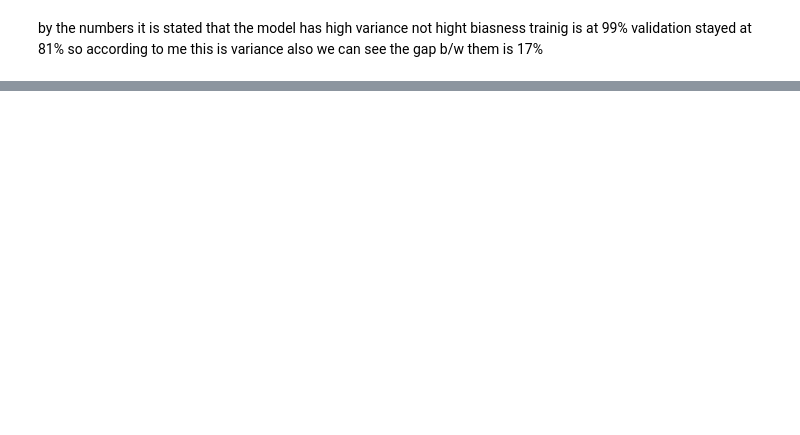
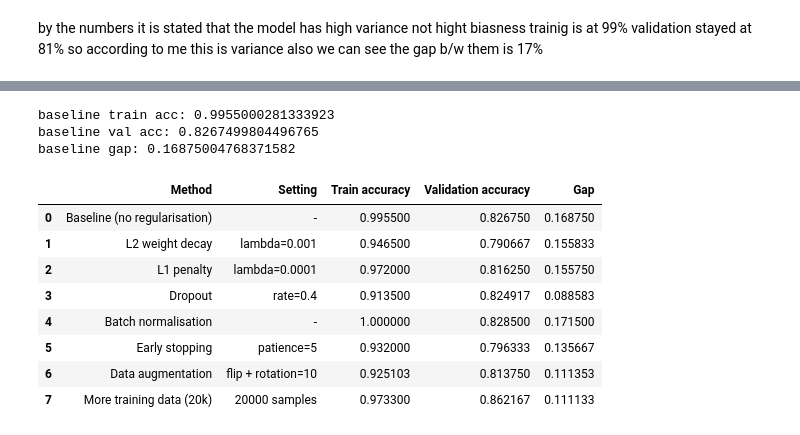
Before and after one commit to ranahusain/fashionMINST, a Jupyter notebook: DL-fashinMINST.ipynb, the cells around one changed output, grey strips where cells are left out. Saved outputs shown, nothing was run; the diff lists cells and outputs as text; code cells hidden in the pictures; blank space fills up the shorter version.

```diff
--- a/DL-fashinMINST.ipynb
+++ b/DL-fashinMINST.ipynb
@@ -1108,0 +1511,18 @@ by the numbers it is stated that the model has high variance not hight biasness
+# %%
+# Testing with DATA AUGMENTATION
+# we need images in their original 2d shape for rotation, not the flattened 784 vector
+from tensorflow.keras.preprocessing.image import ImageDataGenerator
+
+X_train_small_img = X_train_small.reshape(-1, 28, 28, 1)
+
+datagen = ImageDataGenerator(
+    horizontal_flip=True,
+    rotation_range=10  # small random rotation, keeping it mild since these are clothing images
+)
+
+# flattening back to 784 right when the generator produces a batch, since our model expects flat input
+def augmented_flat_generator(X, y, batch_size):
+    gen = datagen.flow(X, y, batch_size=batch_size)
+    while True:
+        X_batch, y_batch = next(gen)
+        yield X_batch.reshape(X_batch.shape[0], 784), y_batch
@@ -1108,0 +1616,39 @@ by the numbers it is stated that the model has high variance not hight biasness
+# %%
+# baseline numbers already exist from part 5 (overfit_model) - reusing those, not retraining
+baseline_train_acc = overfit_history.history['accuracy'][-1]
+baseline_val_acc = overfit_history.history['val_accuracy'][-1]
+baseline_gap = baseline_train_acc - baseline_val_acc
+
+print("baseline train acc:", baseline_train_acc)
+print("baseline val acc:", baseline_val_acc)
+print("baseline gap:", baseline_gap)
+# %% [output]
+baseline train acc: 0.9955000281333923
+baseline val acc: 0.8267499804496765
+baseline gap: 0.16875004768371582
+# %%
+# Building the summary table for all methods
+# using l2 lambda=0.001 and dropout=0.4 as the representative row for each method in the main table
+results_table_p6 = pd.DataFrame({
+    "Method": ["Baseline (no regularisation)", "L2 weight decay", "L1 penalty", "Dropout",
+               "Batch normalisation", "Early stopping", "Data augmentation", "More training data (20k)"],
+    "Setting": ["-", "lambda=0.001", "lambda=0.0001", "rate=0.4",
+                "-", "patience=5", "flip + rotation=10", "20000 samples"],
+    "Train accuracy": [baseline_train_acc, l2_train_acc_2, l1_train_acc, dropout_train_acc_2,
+                        bn_train_acc, es_train_acc, aug_train_acc, moredata_train_acc_2],
+    "Validation accuracy": [baseline_val_acc, l2_val_acc_2, l1_val_acc, dropout_val_acc_2,
+                             bn_val_acc, es_val_acc, aug_val_acc, moredata_val_acc_2],
+})
+
+results_table_p6["Gap"] = results_table_p6["Train accuracy"] - results_table_p6["Validation accuracy"]
+results_table_p6
+# %% [output]
+|  | Method | Setting | Train accuracy | Validation accuracy | Gap |
+| 0 | Baseline (no regularisation) | - | 0.995500 | 0.826750 | 0.168750 |
+| 1 | L2 weight decay | lambda=0.001 | 0.946500 | 0.790667 | 0.155833 |
+| 2 | L1 penalty | lambda=0.0001 | 0.972000 | 0.816250 | 0.155750 |
+| 3 | Dropout | rate=0.4 | 0.913500 | 0.824917 | 0.088583 |
+| 4 | Batch normalisation | - | 1.000000 | 0.828500 | 0.171500 |
+| 5 | Early stopping | patience=5 | 0.932000 | 0.796333 | 0.135667 |
+| 6 | Data augmentation | flip + rotation=10 | 0.925103 | 0.813750 | 0.111353 |
+| 7 | More training data (20k) | 20000 samples | 0.973300 | 0.862167 | 0.111133 |
```
Also changed, not shown: parts of 55 cells of this notebook.
